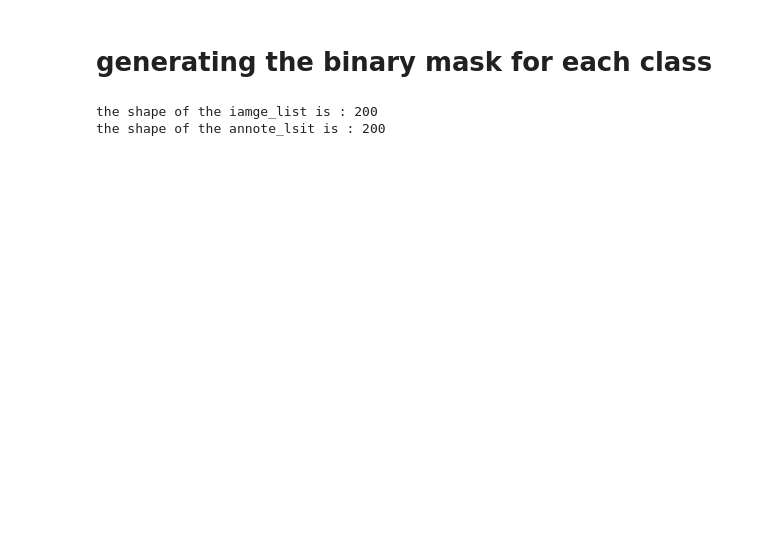
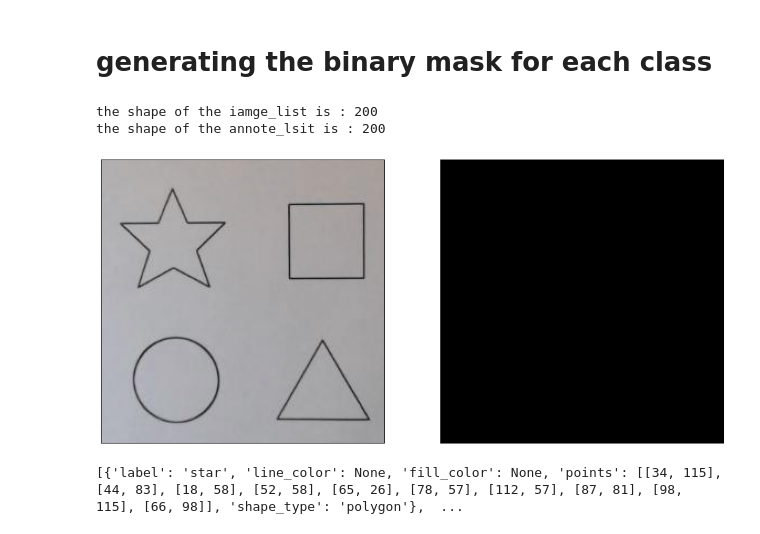
Before and after one commit to Vivek084c/Deep_learning, a Jupyter notebook: image_segmetation/shape_segmetation/mask.ipynb, the cells around one changed output. Cells and saved outputs as stored; diff of their text form; code cells hidden in the pictures; blank space fills up the shorter version.

Commit message:
bonary mask creation

```diff
--- a/image_segmetation/shape_segmetation/mask.ipynb
+++ b/image_segmetation/shape_segmetation/mask.ipynb
@@ -17,10 +17,55 @@ print(f"the shape of the annote_lsit is : {len(annote_list)}")
 # %% [output]
 the shape of the iamge_list is : 200
 the shape of the annote_lsit is : 200
+# %%
+#function to plot the pair
+def plot_pair(image, gray=False):
+    fig, axes = plt.subplots(nrows=1, ncols=2, sharey=False, sharex=False, figsize=(16,8))
+    i = 0
+
+    for y in range(2):
+        if gray:
+            axes[y].imshow(image[i], cmap='gray')
+        else:
+            axes[y].imshow(image[i])
+        axes[y].get_xaxis().set_visible(False)
+        axes[y].get_yaxis().set_visible(False)
+        i+=1
+    plt.show()
+# %%
+def get_poly(annotation_path):
+    """
+    returns the shapes data from json file
+    Args:
+        annotation_path: path to the annotation file
+    Returns:
+        Returns the dicitionary with the annotation information
+    """
+    with open(annotation_path) as handle:
+        data = json.load(handle)
+    shape_dict = data["shapes"]
+
+    return shape_dict
+# %%
+def create_binary_mask(image, shape_dict):
+    black_background = np.zeros((image.shape[0],image.shape[1]), dtype=np.float32 ) #creating a blank image of zeroes
+    for shape in shape_dict:
+        points = np.array(shape["points"]) #accessing all the points as np array for each shape in the json file
+        cv2.fillPoly(black_background, [points], 255 ) # filling all the points in points array with white color to build binary mask
+    return black_background
 # %%
 for image_file, annote_file in zip(image_list, annote_list):
     # reading the image file as gray scale
     img = cv2.imread(os.path.join("images", image_file), 1)
 
     # reading the annote path
     annote_path = os.path.join("annotated", annote_file)
+
+    shape_dict = get_poly(annote_path)
+    binary_image = create_binary_mask(img, shape_dict) #getting the binary mask for the img file by using the annoted data
+    plot_pair([img, binary_image],gray=True)
+    print(shape_dict)
+    break
+# %% [output]
+[figure, added]
+[{'label': 'star', 'line_color': None, 'fill_color': None, 'points': [[34, 115], [44, 83], [18, 58], [52, 58], [65, 26], [78, 57], [112, 57], [87, 81], [98, 115], [66, 98]], 'shape_type': 'polygon'},  ...
```
Also changed, not shown: parts of 2 cells of this notebook.
